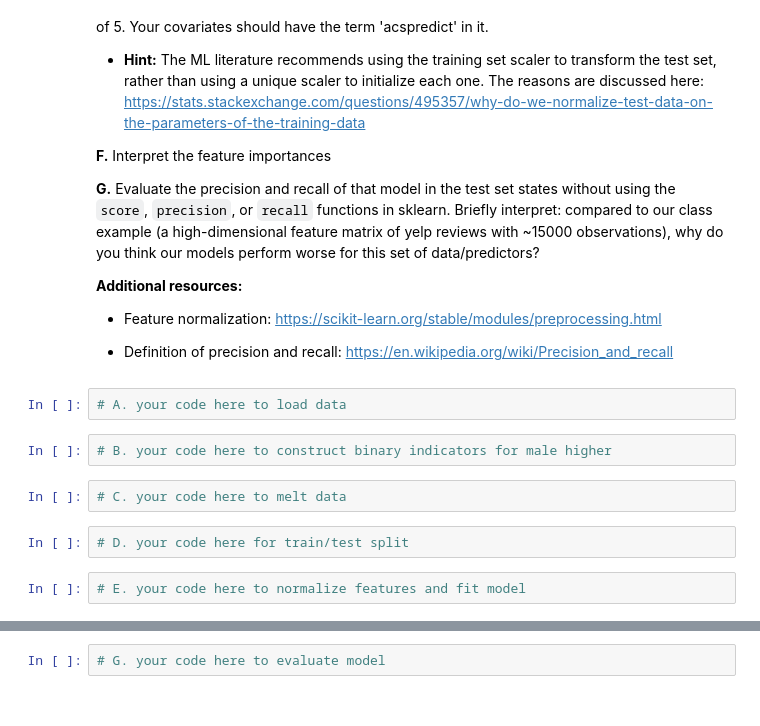
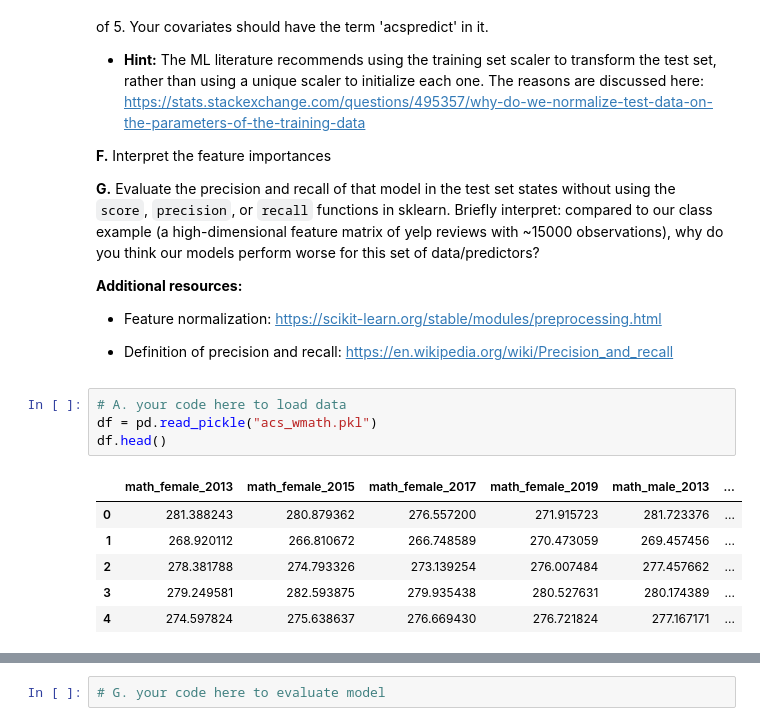
Before and after one commit to TayWen27/QSS20_F24, a Jupyter notebook: my_work/ps4/pset4_Diana_2.7.ipynb, the cells around one changed output, grey strips where cells are left out. Drawn from its saved outputs; the diff is of its cells as text.

```diff
--- a/my_work/ps4/pset4_Diana_2.7.ipynb
+++ b/my_work/ps4/pset4_Diana_2.7.ipynb
@@ -689,11 +782,12 @@ Documentation: https://numpy.org/doc/stable/reference/generated/numpy.corrcoef.h
 - Definition of precision and recall: https://en.wikipedia.org/wiki/Precision_and_recall
 # %%
 # A. your code here to load data
+df = pd.read_pickle("acs_wmath.pkl")
+df.head()
+# %% [output]
+|  | math_female_2013 | math_female_2015 | math_female_2017 | math_female_2019 | math_male_2013 | ... |
+| 0 | 281.388243 | 280.879362 | 276.557200 | 271.915723 | 281.723376 | ... |
+| 1 | 268.920112 | 266.810672 | 266.748589 | 270.473059 | 269.457456 | ... |
+| 2 | 278.381788 | 274.793326 | 273.139254 | 276.007484 | 277.457662 | ... |
+| 3 | 279.249581 | 282.593875 | 279.935438 | 280.527631 | 280.174389 | ... |
+| 4 | 274.597824 | 275.638637 | 276.669430 | 276.721824 | 277.167171 | ... |
-# %%
-# B. your code here to construct binary indicators for male higher
-# %%
-# C. your code here to melt data
-# %%
-# D. your code here for train/test split
-# %%
-# E. your code here to normalize features and fit model
```
Also changed, not shown: parts of 18 cells of this notebook, 3 other files.
